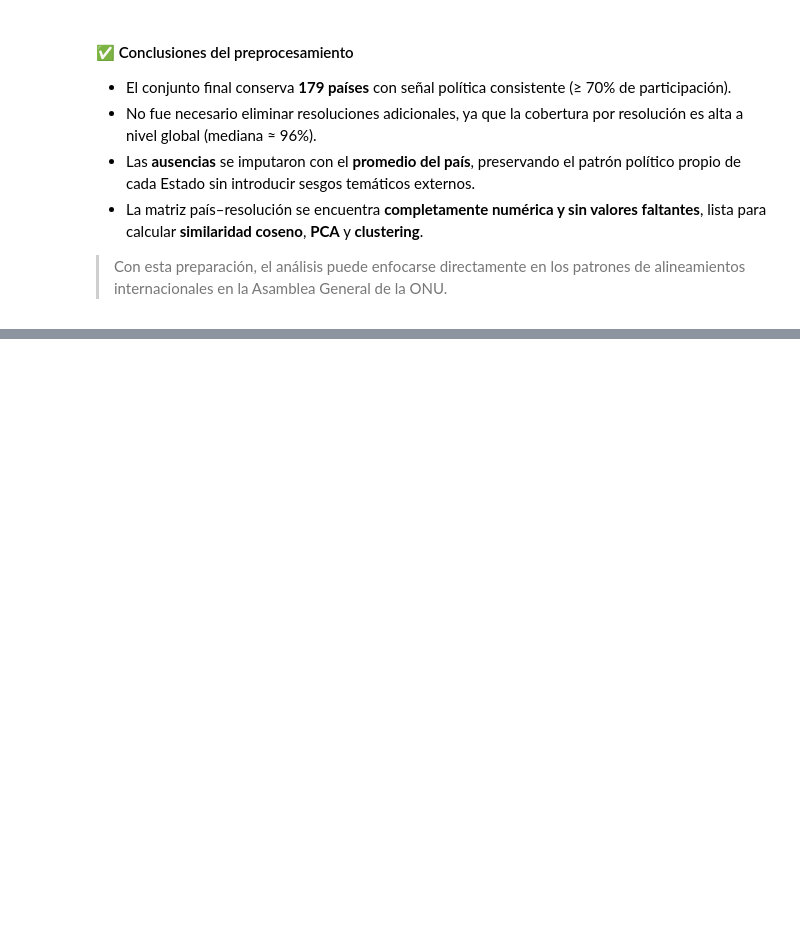
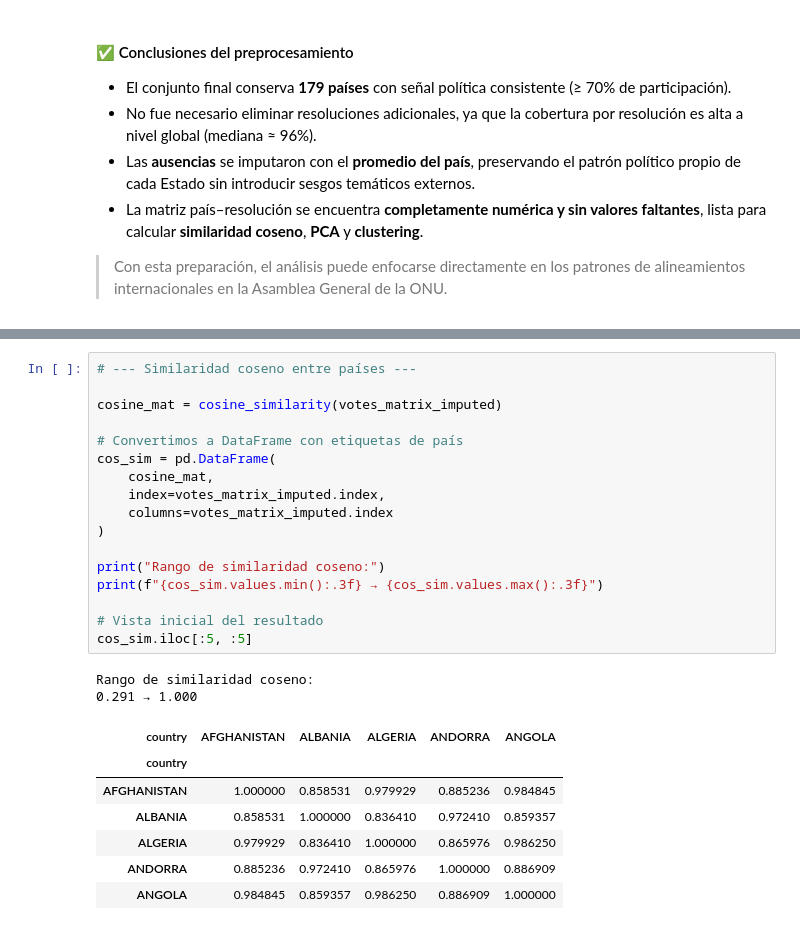
Before and after one commit to fernandezelias/UN_Voting_Clustering, a Jupyter notebook: un_votes_clustering.ipynb, the cells around one changed output, grey strips where cells are left out. Saved outputs shown, nothing was run; the diff lists cells and outputs as text; blank space fills up the shorter version.

```diff
--- a/un_votes_clustering.ipynb
+++ b/un_votes_clustering.ipynb
@@ -628,0 +664,27 @@ cooperación, alianzas regionales o afinidades ideológicas en debates multilate
+# %%
+# --- Similaridad coseno entre países ---
+
+cosine_mat = cosine_similarity(votes_matrix_imputed)
+
+# Convertimos a DataFrame con etiquetas de país
+cos_sim = pd.DataFrame(
+    cosine_mat,
+    index=votes_matrix_imputed.index,
+    columns=votes_matrix_imputed.index
+)
+
+print("Rango de similaridad coseno:")
+print(f"{cos_sim.values.min():.3f} → {cos_sim.values.max():.3f}")
+
+# Vista inicial del resultado
+cos_sim.iloc[:5, :5]
+# %% [output]
+Rango de similaridad coseno:
+0.291 → 1.000
+| country | AFGHANISTAN | ALBANIA | ALGERIA | ANDORRA | ANGOLA |
+| country |  |  |  |  |  |
+| AFGHANISTAN | 1.000000 | 0.858531 | 0.979929 | 0.885236 | 0.984845 |
+| ALBANIA | 0.858531 | 1.000000 | 0.836410 | 0.972410 | 0.859357 |
+| ALGERIA | 0.979929 | 0.836410 | 1.000000 | 0.865976 | 0.986250 |
+| ANDORRA | 0.885236 | 0.972410 | 0.865976 | 1.000000 | 0.886909 |
+| ANGOLA | 0.984845 | 0.859357 | 0.986250 | 0.886909 | 1.000000 |
```
Also changed, not shown: parts of 18 cells of this notebook.
